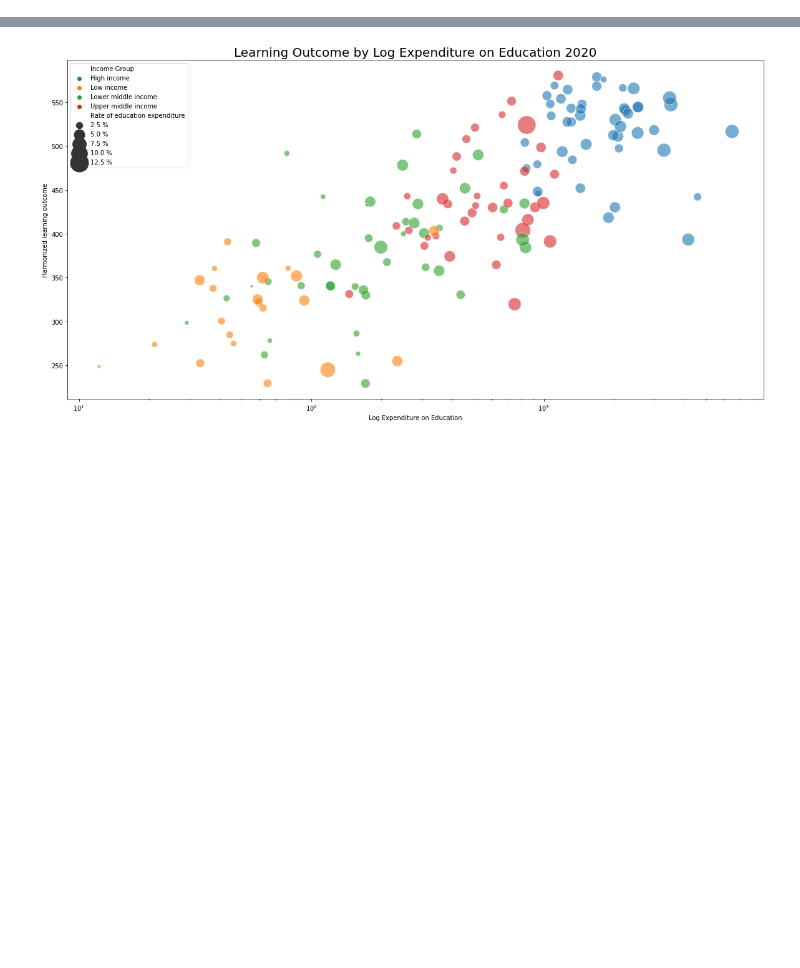
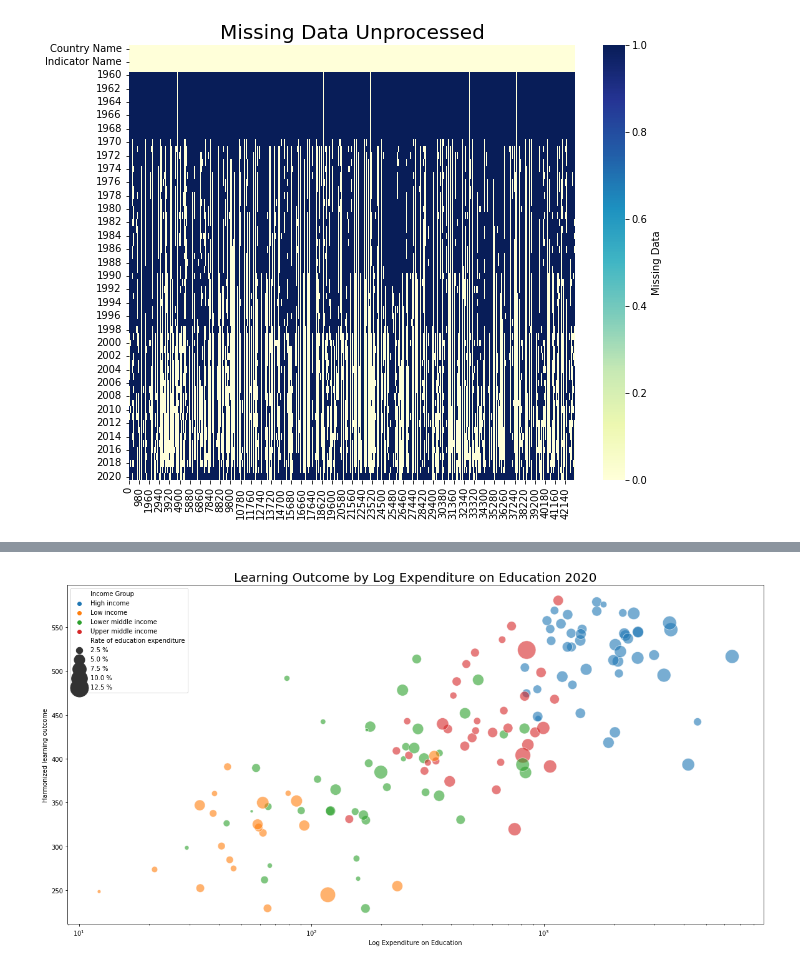
Before and after one commit to MarkusKiesel93/VisualDS_education_dashboard, a Jupyter notebook: profile.ipynb, the cells around one changed output, grey strips where cells are left out. Saved outputs shown, nothing was run; the diff lists cells and outputs as text; code cells hidden in the pictures; blank space fills up the shorter version.

```diff
--- a/profile.ipynb
+++ b/profile.ipynb
@@ -14,4 +18,15 @@ output_notebook()
 # %% [output]
 Loading BokehJS ...
 [interactive output not drawn]
+# %%
+df = pd.read_csv(DATA_PATH / 'world_bank' / 'API_4_DS2_en_csv_v2_3160069.csv', skiprows=4)
+df = df.drop(columns=['Unnamed: 65'])
+fig, ax = plt.subplots(figsize=(10, 8))
+ax.set_title('Missing Data Unprocessed', size=20)
+sns.heatmap(df.isna().T,
+            cmap='YlGnBu',
+            cbar_kws={'label': 'Missing Data'})
+plt.show()
+# %% [output]
+[figure, added]
 # %%
```
Also changed, not shown: parts of 8 cells of this notebook, 3 other files.
